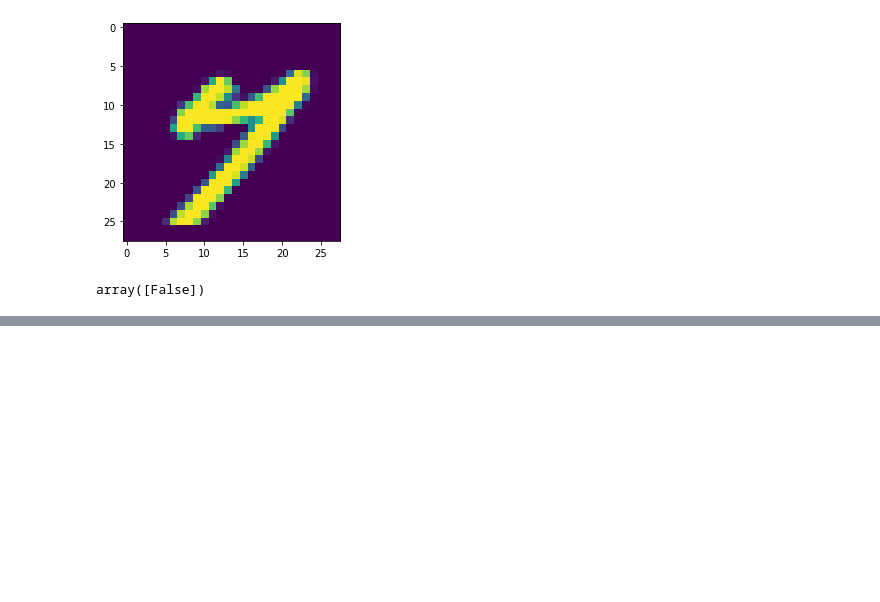
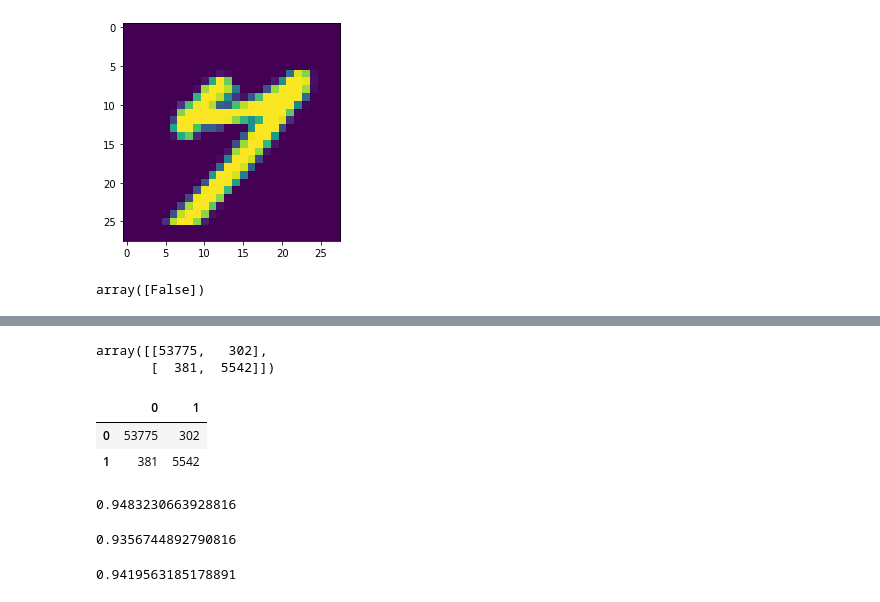
Before and after one commit to parthoghosh24/learn, a Jupyter notebook: ml/Classification.ipynb, the cells around one changed output, grey strips where cells are left out. Cells and saved outputs as stored; diff of their text form; code cells hidden in the pictures; blank space fills up the shorter version.

```diff
--- a/ml/Classification.ipynb
+++ b/ml/Classification.ipynb
@@ -181,0 +184,4 @@ array([False])
+# %%
+from sklearn.model_selection import StratifiedKFold
+from sklearn.base import clone
+clf = SGDClassifier(random_state=0)
@@ -181,0 +222,2 @@ array([False])
+# %%
+y_train_pred = cross_val_predict(clf, X_train, y_train_0, cv=3)
@@ -181,0 +226,5 @@ array([False])
+# %%
+confusion_matrix(y_train_0, y_train_pred)
+# %% [output]
+array([[53775,   302],
+       [  381,  5542]])
@@ -181,0 +233,6 @@ array([False])
+# %%
+pd.DataFrame(confusion_matrix(y_train_0, y_train_pred))
+# %% [output]
+|  | 0 | 1 |
+| 0 | 53775 | 302 |
+| 1 | 381 | 5542 |
@@ -181,0 +241,8 @@ array([False])
+# %%
+precision_score(y_train_0, y_train_pred)
+# %% [output]
+0.9483230663928816
+# %%
+recall_score(y_train_0, y_train_pred)
+# %% [output]
+0.9356744892790816
@@ -181,0 +251,4 @@ array([False])
+# %%
+f1_score(y_train_0, y_train_pred)
+# %% [output]
+0.9419563185178891
```
Also changed, not shown: parts of 14 cells of this notebook, 2 other files.
